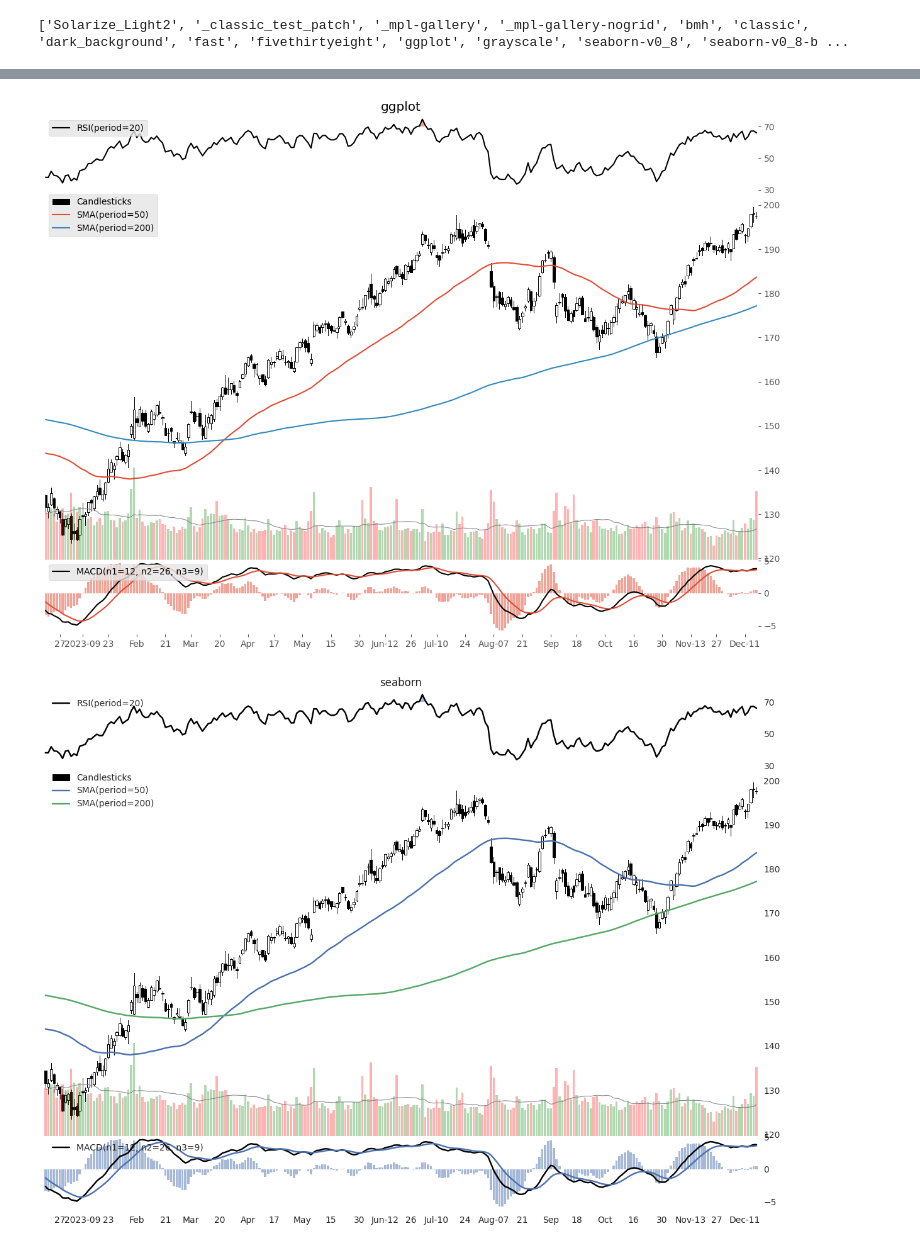
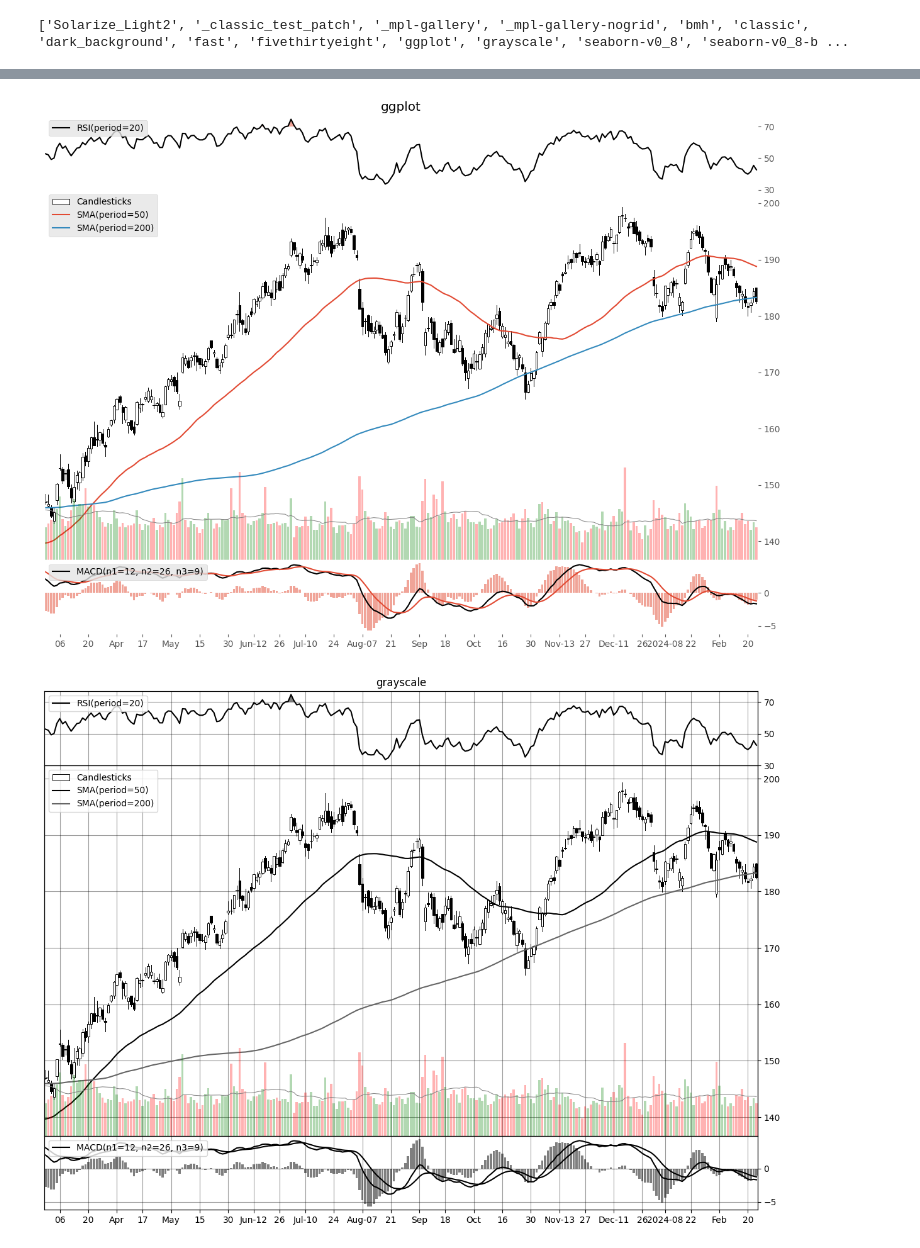
Before and after one commit to furechan/mplchart, a Jupyter notebook: examples/matplotlib-styles.ipynb, the cells around one changed output, grey strips where cells are left out. Cells and saved outputs as stored; diff of their text form; code cells hidden in the pictures.

```diff
--- a/examples/matplotlib-styles.ipynb
+++ b/examples/matplotlib-styles.ipynb
@@ -13,4 +13,5 @@ print(plt.style.available)
 ['Solarize_Light2', '_classic_test_patch', '_mpl-gallery', '_mpl-gallery-nogrid', 'bmh', 'classic', 'dark_background', 'fast', 'fivethirtyeight', 'ggplot', 'grayscale', 'seaborn-v0_8', 'seaborn-v0_8-b ...
 # %%
 ticker = "AAPL"
-prices = yf.download(ticker, period="5y", auto_adjust=True)
+prices = yf.Ticker(ticker).history(period="5y")
+prices
@@ -26,7 +42,8 @@ indicators = [
     MACD(),
 ]
 
-styles = ["classic", "bmh", "ggplot", "seaborn", "seaborn-dark"]
+styles = ["classic", "bmh", "ggplot", "grayscale"]
+styles = [s for s in styles if s in plt.style.available]
 
 for style in styles:
     with plt.style.context(style):
@@ -38,2 +55,2 @@ for style in styles:
-[figure, old version]
+[figure, new version]
-[figure, old version]
+[figure, new version]
```
Also changed, not shown: parts of 2 cells of this notebook, 16 other files.
